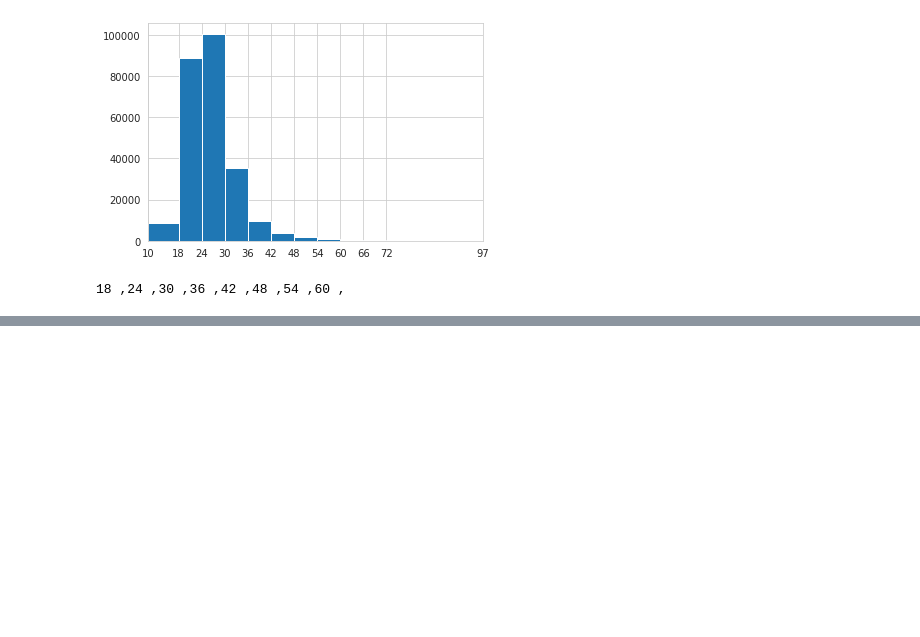
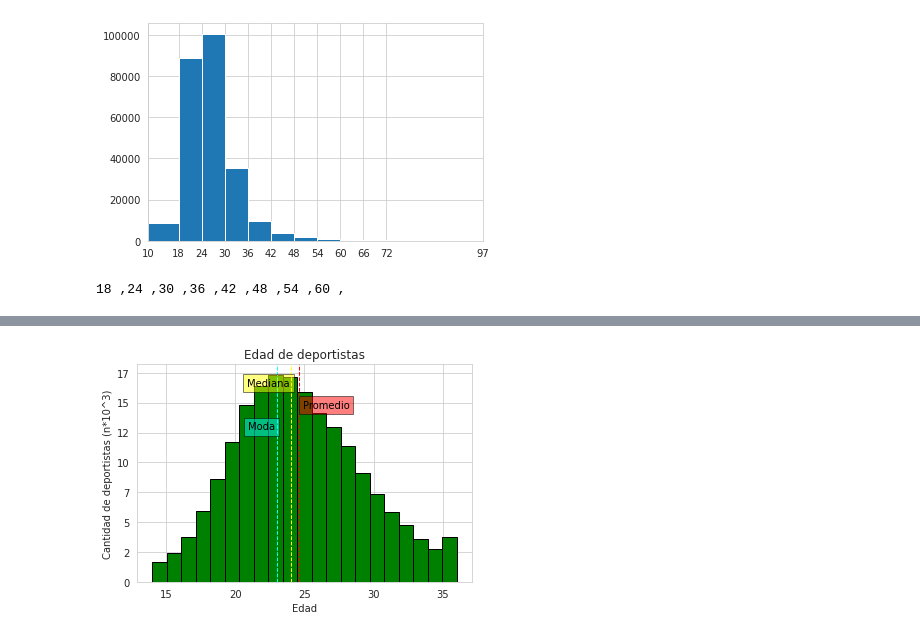
Before and after one commit to stbs22/scripts, a Jupyter notebook: Python/plot.ipynb, the cells around one changed output, grey strips where cells are left out. Cells and saved outputs as stored; diff of their text form; code cells hidden in the pictures; blank space fills up the shorter version.

```diff
--- a/Python/plot.ipynb
+++ b/Python/plot.ipynb
@@ -168,0 +195,14 @@ Promedio:  53.333333333333336
+# %%
+df = pd.DataFrame(data["NOC"].value_counts())
+
+nombres = []
+mean = []
+
+for a in list(df.index):
+    # print("Deporte: ",a)
+    # print("Promedio: ",data[data["Sport"] == a]["Age"].mean() ,"\n")
+    nombres.append(a)
+    mean.append(data[data["NOC"] == a]["Age"].mean())
+
+dframe = pd.DataFrame(mean,nombres).dropna()
+dframe
@@ -168,0 +223,60 @@ Promedio:  53.333333333333336
+# %%
+import matplotlib.pyplot as plt
+import pandas as pd
+import numpy as np
+from matplotlib.ticker import FuncFormatter
+import csv
+df5 = pd.read_csv("/home/_init_/Documentos/Scripts/GIT/scripts/Data/FCD/datap1.csv",sep=",")
+
+
+#Identificamos cuartiles y mediana
+def remove_outlier(df_in, col_name):
+    q1 = df_in[col_name].quantile(0.25)
+    q3 = df_in[col_name].quantile(0.75)
+    iqr = q3-q1 #Interquartile range
+    fence_low  = q1-1.5*iqr
+    fence_high = q3+1.5*iqr
+    df = df_in.loc[(df_in[col_name] > fence_low) & (df_in[col_name] < fence_high)]
+    return df
+
+#Funcion para cambiar el formato del eje y
+def lblFormat(n, pos):
+    if (n==0):
+        return str(int(n*10))
+    elif (n!=0):
+        return str((int(n / 1e3)))
+
+df5['Medal'] = df5['Medal'].replace(np.nan,'No Medal')
+df5 = df5.dropna()
+df5['IMC'] = (df5['Weight']/((df5['Height']/100)*(df5['Height']/100)))
+df5 = df5.drop(df5[df5['IMC']<18.5].index)
+df5height = remove_outlier(df5,'Age')
+
+plt.hist(df5height['Age'],21, color="green", ec= "black")
+
+ax = plt.subplot()
+plt.axvline(df5height["Age"].median(), color='yellow', linestyle='--', linewidth=1)
+plt.axvline(df5height["Age"].mean(), color='red', linestyle='dashed', linewidth=1)
+plt.axvline(df5height["Age"].mode().get(0), color='cyan', linestyle='--', linewidth=1)
+
+plt.title('Edad de deportistas')
+ax.set_xlabel('Edad')
+ax.set_ylabel('Cantidad de deportistas (n*10^3)')
+
+#Añadimos el texto en la linea de la mediana
+min_ylim, max_ylim = plt.ylim()
+a = plt.text(df5height["Age"].median()*0.87, max_ylim*0.9, 'Mediana'.format(df5height["Age"].median()),color='black')
+b = plt.text(df5height["Age"].mean()*1.01, max_ylim*0.8, 'Promedio'.format(df5height["Age"].mean()),color='black')
+c = plt.text(df5height["Age"].mode().get(0)*0.91, max_ylim*0.7, 'Moda'.format(df5height["Age"].mean()),color='black')
+
+a.set_bbox(dict(facecolor='yellow', alpha=0.5, edgecolor='black'))
+b.set_bbox(dict(facecolor='red', alpha=0.5, edgecolor='black'))
+c.set_bbox(dict(facecolor='cyan', alpha=0.5, edgecolor='black'))
+
+#Cambiamos formato de eje y
+plt.gca().yaxis.set_major_formatter(lblFormat)
+plt.savefig('grafico_sin_outliers.jpg')
+plt.show()
+plt.close('df5')
+# %% [output]
+[figure, added]
```
Also changed, not shown: parts of 9 cells of this notebook.
